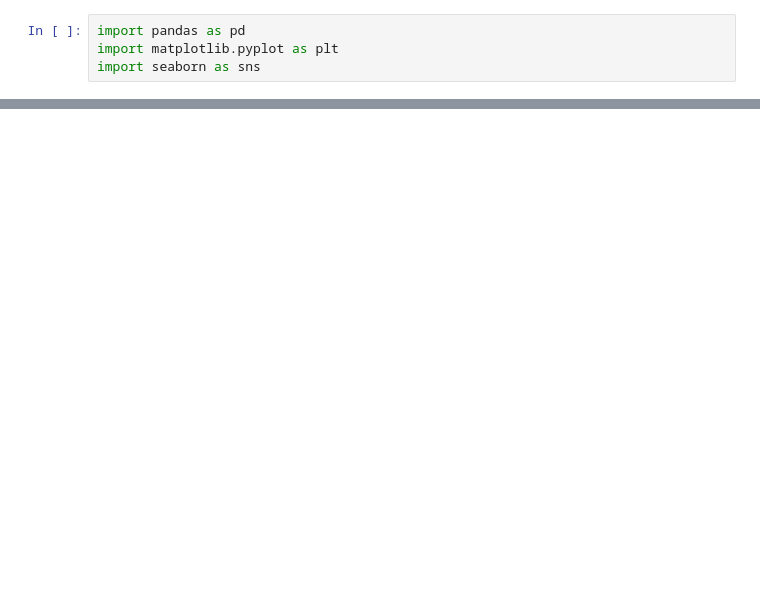
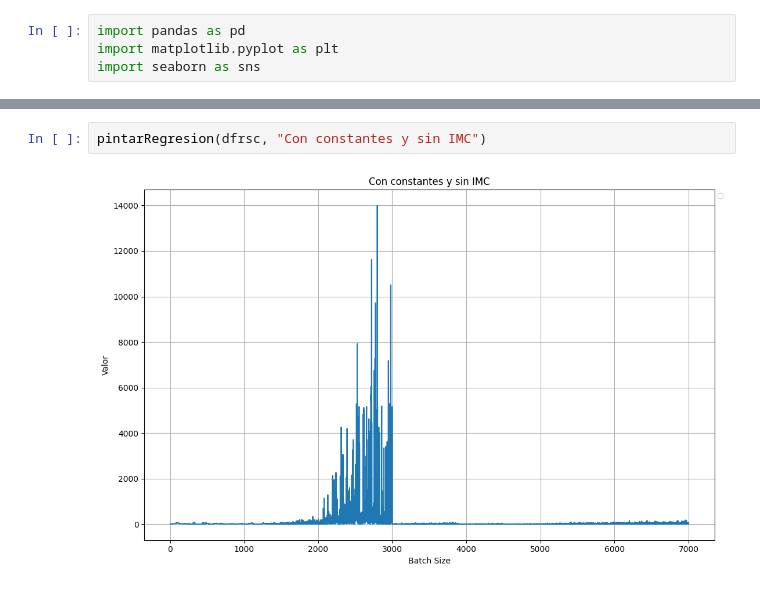
Before and after one commit to Raul-Gonzalez-M/TFG, a Jupyter notebook: codigo/ComparacionDeAlgoritmos/RegresionSimbolica/RedesIMCeva.ipynb, the cells around one changed output, grey strips where cells are left out. Drawn from its saved outputs; the diff is of its cells as text; blank space fills up the shorter version.

```diff
--- a/codigo/ComparacionDeAlgoritmos/RegresionSimbolica/RedesIMCeva.ipynb
+++ b/codigo/ComparacionDeAlgoritmos/RegresionSimbolica/RedesIMCeva.ipynb
@@ -49,0 +43,4 @@ pintarRegresion(lista_regresion[3])
+# %%
+pintarRegresion(dfrsc, "Con constantes y sin IMC")
+# %% [output]
+[figure, added]
```
Also changed, not shown: parts of 14 cells of this notebook, 2 other files.
